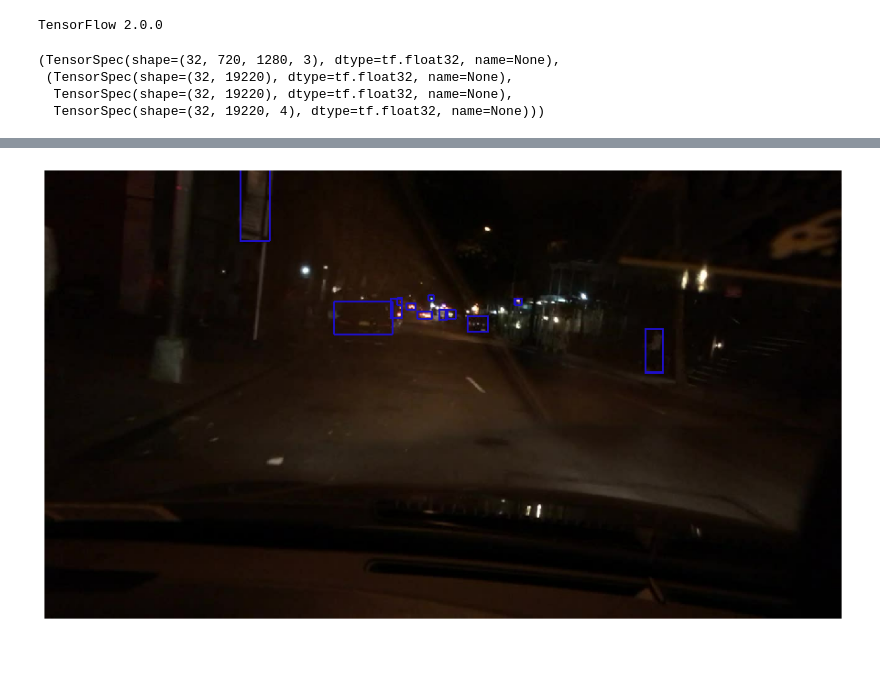
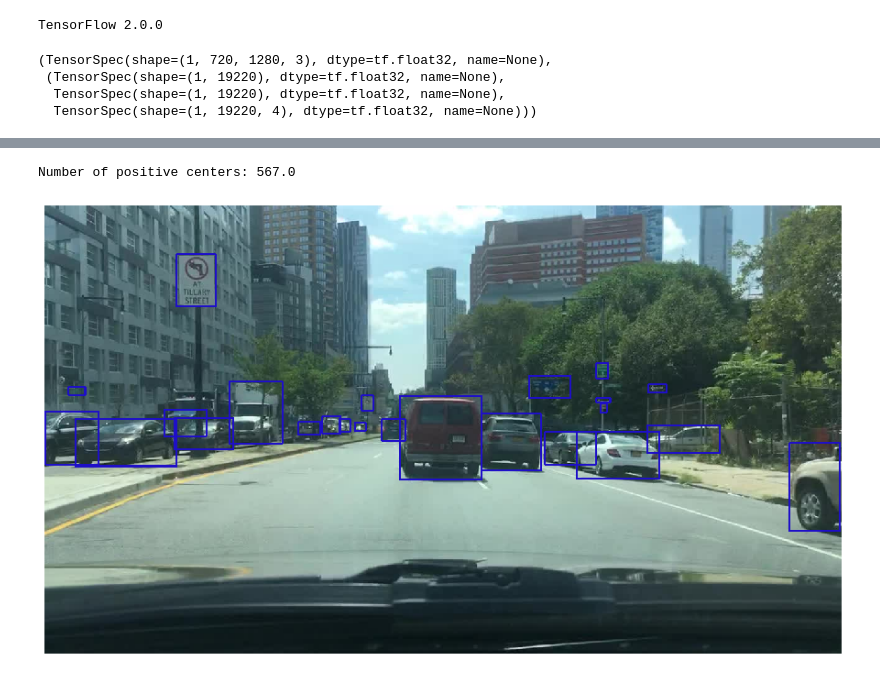
Before and after one commit to srihari-humbarwadi/tensorflow_fcos, a Jupyter notebook: notebooks/dataset_processing.ipynb, the cells around one changed output, grey strips where cells are left out. Cells and saved outputs as stored; diff of their text form; code cells hidden in the pictures.

Commit message:
calculate #positive centers

```diff
--- a/notebooks/dataset_processing.ipynb
+++ b/notebooks/dataset_processing.ipynb
@@ -10,7 +10,7 @@ print('TensorFlow', tf.__version__)
 TensorFlow 2.0.0
 # %%
 tfrecords_base_dir = '../tfrecords'
-BATCH_SIZE = 32
+BATCH_SIZE = 1
 H, W = 720, 1280
 autotune = tf.data.experimental.AUTOTUNE
 class_map = {value: idx for idx, value in enumerate(['bus',
@@ -261,10 +267,10 @@ train_dataset = train_dataset.prefetch(autotune)
 train_dataset = train_dataset.with_options(options)
 tf.data.experimental.get_structure(train_dataset)
 # %% [output]
-(TensorSpec(shape=(32, 720, 1280, 3), dtype=tf.float32, name=None),
- (TensorSpec(shape=(32, 19220), dtype=tf.float32, name=None),
-  TensorSpec(shape=(32, 19220), dtype=tf.float32, name=None),
-  TensorSpec(shape=(32, 19220, 4), dtype=tf.float32, name=None)))
+(TensorSpec(shape=(1, 720, 1280, 3), dtype=tf.float32, name=None),
+ (TensorSpec(shape=(1, 19220), dtype=tf.float32, name=None),
+  TensorSpec(shape=(1, 19220), dtype=tf.float32, name=None),
+  TensorSpec(shape=(1, 19220, 4), dtype=tf.float32, name=None)))
 # %%
 def ltrb2boxes(centers, ltbr):
     boxes = tf.concat([
@@ -300,18 +306,22 @@ def decode_predictions(cls_target,
 # %%
 for batch in tqdm(train_dataset.take(1)):
     image, (cls_target, ctr_target, reg_target) = batch
     cls_target = tf.cast(cls_target, dtype=tf.int32)
+    positive_centers = tf.reduce_sum(tf.cast(cls_target != 0,
+                                             dtype=tf.float32))
     cls_target = tf.one_hot(cls_target, depth=num_classes+1)
     cls_target = cls_target[:, :, 1:]
 
+    print('Number of positive centers: {}'.format(positive_centers.numpy()))
     boxes, scores, ids = decode_predictions(cls_target,
                                             ctr_target,
                                             reg_target,
                                             score_threshold=0.05)
     image = np.uint(image[0])
     boxes = boxes.numpy()
     image = draw_boxes_cv2(image, boxes)
     imshow(image)
 # %% [output]
 [interactive output not drawn]
+Number of positive centers: 567.0
-[figure, old version]
+[figure, new version]
```
Also changed, not shown: parts of 1 cell of this notebook.
